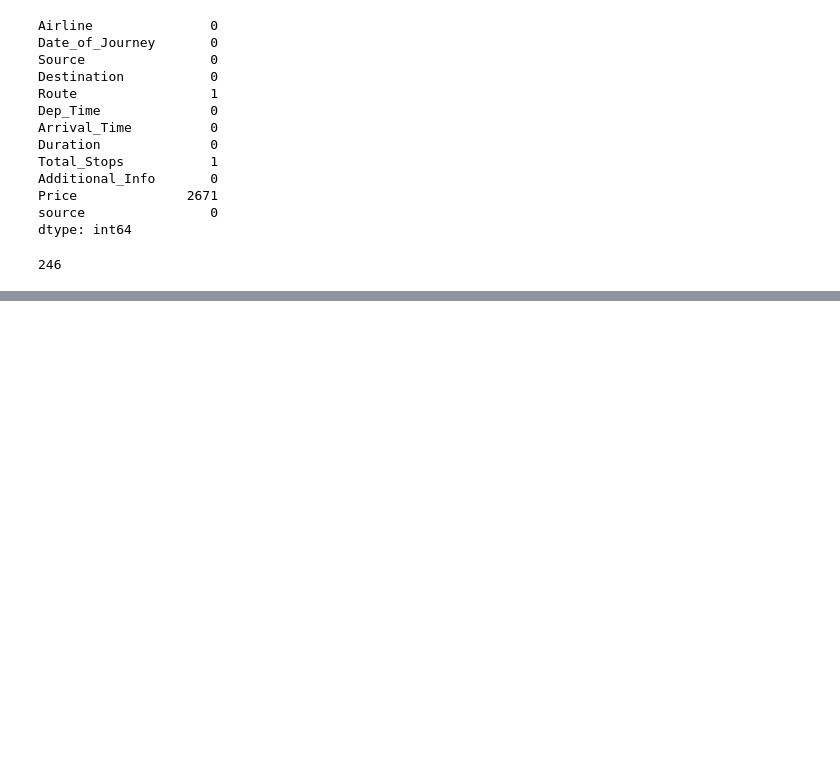
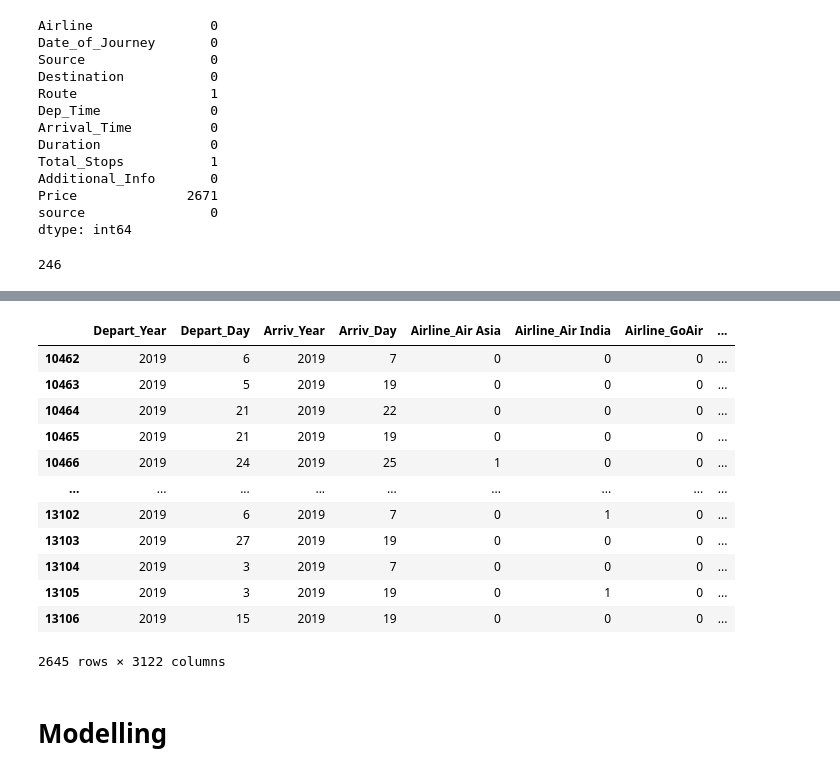
Before and after one commit to adityaravichander45/Linear-regression, a Jupyter notebook: Multiple Linear regression-Hackathon excercise (1).ipynb, the cells around one changed output, grey strips where cells are left out. Saved outputs shown, nothing was run; the diff lists cells and outputs as text; code cells hidden in the pictures; blank space fills up the shorter version.

```diff
--- a/Multiple Linear regression-Hackathon excercise (1).ipynb
+++ b/Multiple Linear regression-Hackathon excercise (1).ipynb
@@ -381,0 +559,16 @@ data
+# %%
+test_preprocessed
+# %% [output]
+|  | Depart_Year | Depart_Day | Arriv_Year | Arriv_Day | Airline_Air Asia | Airline_Air India | Airline_GoAir | ... |
+| 10462 | 2019 | 6 | 2019 | 7 | 0 | 0 | 0 | ... |
+| 10463 | 2019 | 5 | 2019 | 19 | 0 | 0 | 0 | ... |
+| 10464 | 2019 | 21 | 2019 | 22 | 0 | 0 | 0 | ... |
+| 10465 | 2019 | 21 | 2019 | 19 | 0 | 0 | 0 | ... |
+| 10466 | 2019 | 24 | 2019 | 25 | 1 | 0 | 0 | ... |
+| ... | ... | ... | ... | ... | ... | ... | ... | ... |
+| 13102 | 2019 | 6 | 2019 | 7 | 0 | 1 | 0 | ... |
+| 13103 | 2019 | 27 | 2019 | 19 | 0 | 0 | 0 | ... |
+| 13104 | 2019 | 3 | 2019 | 7 | 0 | 0 | 0 | ... |
+| 13105 | 2019 | 3 | 2019 | 19 | 0 | 1 | 0 | ... |
+| 13106 | 2019 | 15 | 2019 | 19 | 0 | 0 | 0 | ... |
+2645 rows × 3122 columns
@@ -381,0 +578,2 @@ data
+# %% [markdown]
+# Modelling
```
Also changed, not shown: parts of 60 cells of this notebook.
